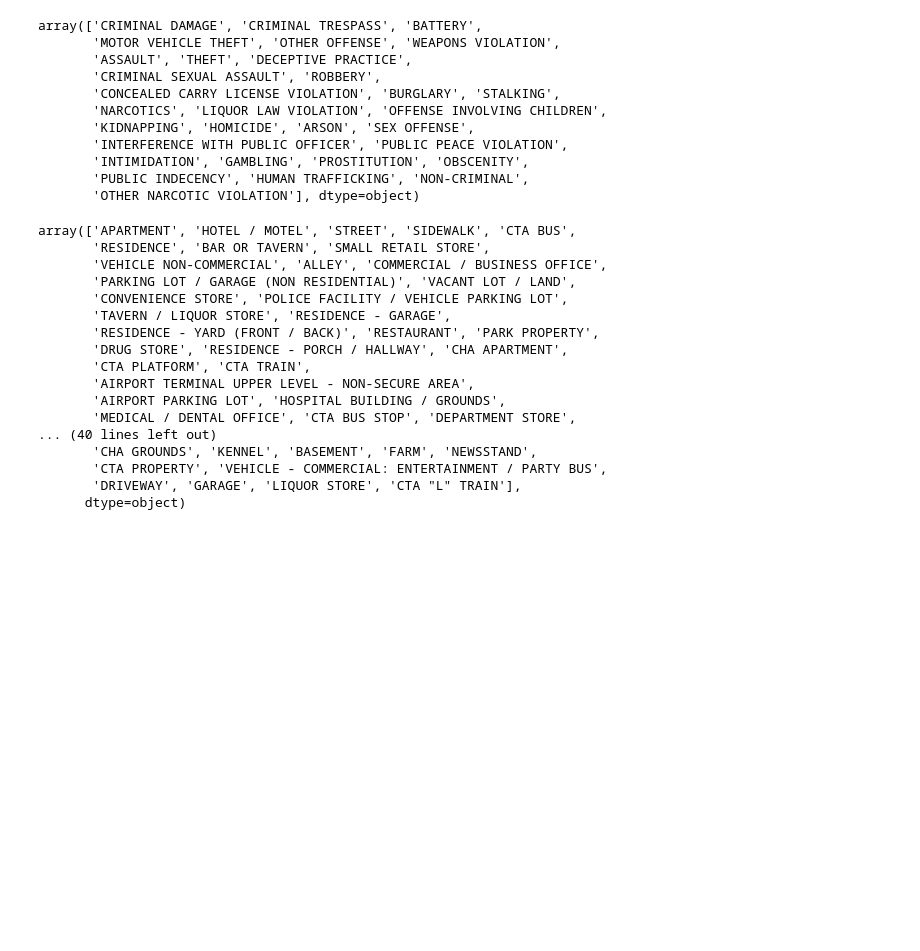
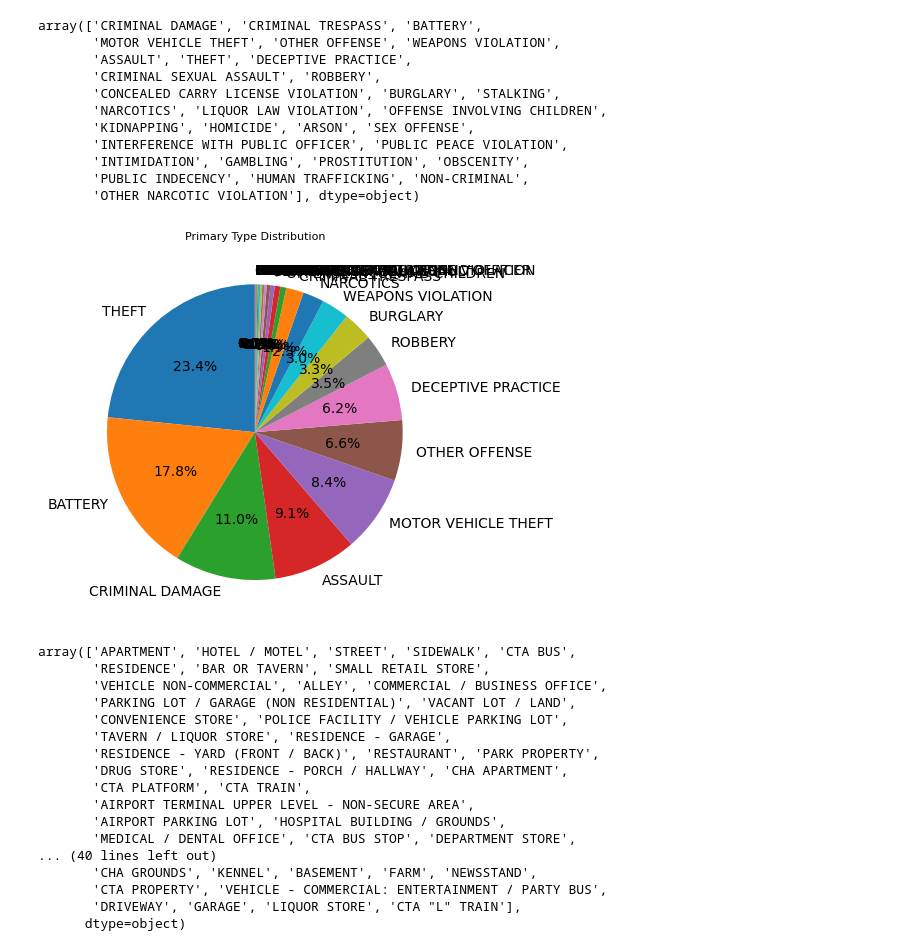
Before and after one commit to cralbert/analisis_datos, a Jupyter notebook: tp/tp.ipynb, the cells around one changed output. Drawn from its saved outputs; the diff is of its cells as text; code cells hidden in the pictures; blank space fills up the shorter version.

```diff
--- a/tp/tp.ipynb
+++ b/tp/tp.ipynb
@@ -87,6 +105,14 @@ array(['CRIMINAL DAMAGE', 'CRIMINAL TRESPASS', 'BATTERY',
        'INTIMIDATION', 'GAMBLING', 'PROSTITUTION', 'OBSCENITY',
        'PUBLIC INDECENCY', 'HUMAN TRAFFICKING', 'NON-CRIMINAL',
        'OTHER NARCOTIC VIOLATION'], dtype=object)
+# %%
+category_counts = df['Primary Type'].value_counts()
+category_counts.plot.pie(autopct='%1.1f%%', startangle=90)
+plt.title('Primary Type Distribution', fontsize=8)
+plt.ylabel('') # Remove the default 'Category' label on the y-axis
+plt.show()
+# %% [output]
+[figure, added]
 # %%
 df['Location Description'].unique()
 # %% [output]
```
Also changed, not shown: parts of 5 cells of this notebook.
